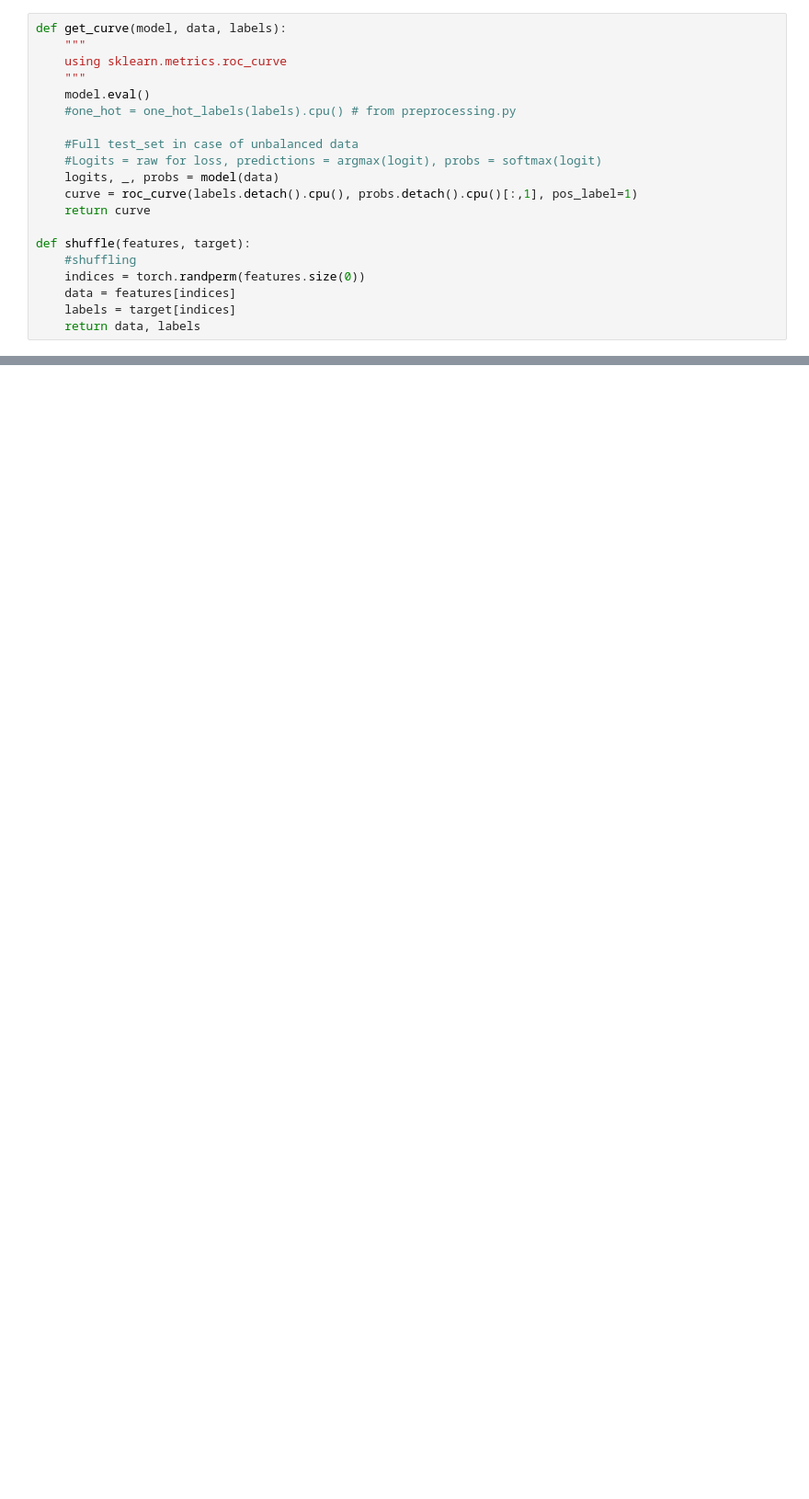
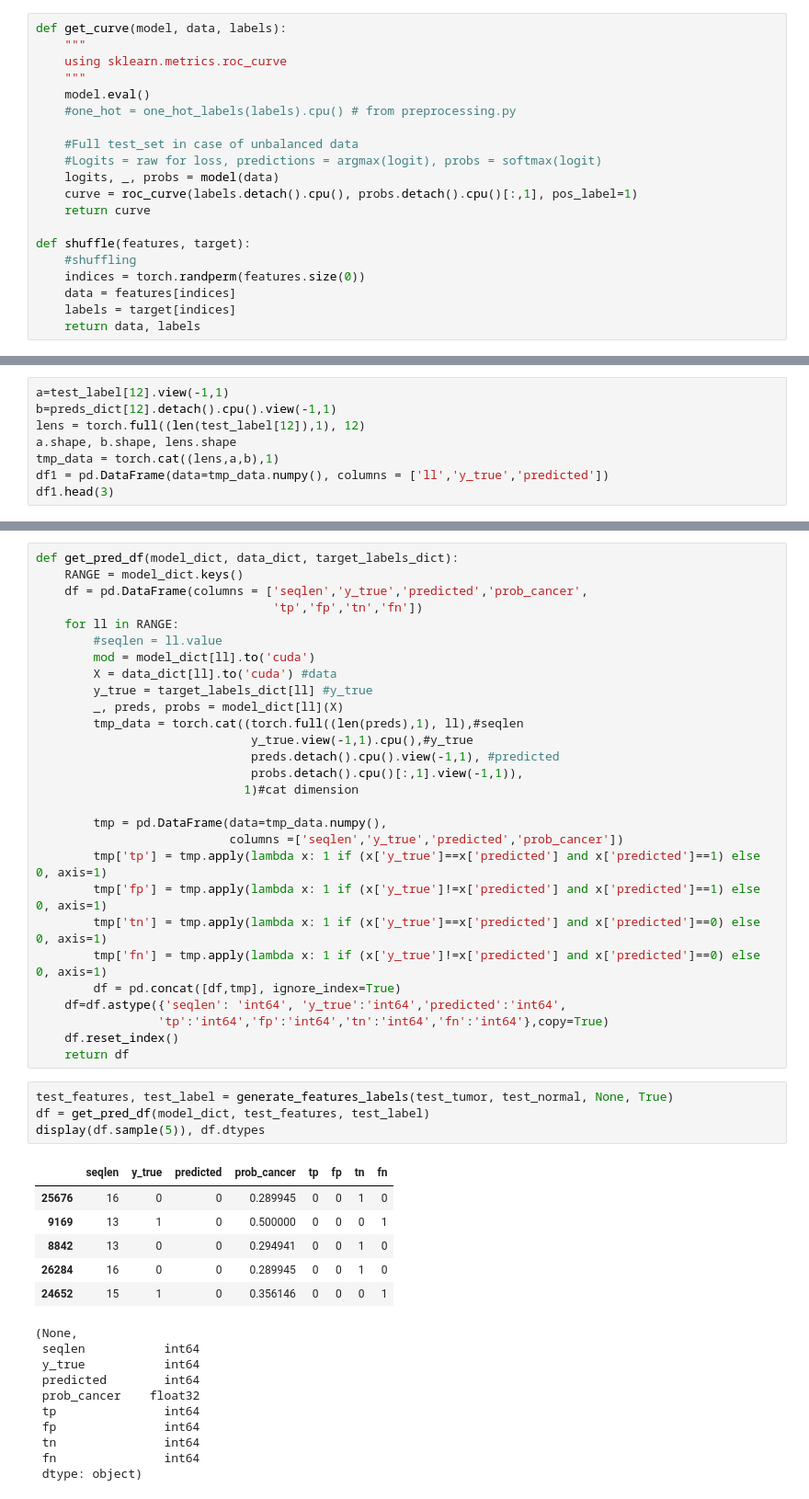
Before and after one commit to richieYT-wan/DeepCAT_PyTorch, a Jupyter notebook: notebooks/train_val_test.ipynb, the cells around one changed output, grey strips where cells are left out. Shown at 92% size. Drawn from its saved outputs; the diff is of its cells as text; blank space fills up the shorter version.

```diff
--- a/notebooks/train_val_test.ipynb
+++ b/notebooks/train_val_test.ipynb
@@ -344,0 +391,8 @@ plt.savefig('test_AUC.jpg')
+# %%
+a=test_label[12].view(-1,1)
+b=preds_dict[12].detach().cpu().view(-1,1)
+lens = torch.full((len(test_label[12]),1), 12)
+a.shape, b.shape, lens.shape
+tmp_data = torch.cat((lens,a,b),1)
+df1 = pd.DataFrame(data=tmp_data.numpy(), columns = ['ll','y_true','predicted'])
+df1.head(3)
@@ -344,0 +415,49 @@ plt.savefig('test_AUC.jpg')
+# %%
+def get_pred_df(model_dict, data_dict, target_labels_dict):
+    RANGE = model_dict.keys()
+    df = pd.DataFrame(columns = ['seqlen','y_true','predicted','prob_cancer',
+                                 'tp','fp','tn','fn'])
+    for ll in RANGE:
+        #seqlen = ll.value
+        mod = model_dict[ll].to('cuda')
+        X = data_dict[ll].to('cuda') #data
+        y_true = target_labels_dict[ll] #y_true
+        _, preds, probs = model_dict[ll](X)
+        tmp_data = torch.cat((torch.full((len(preds),1), ll),#seqlen
+                              y_true.view(-1,1).cpu(),#y_true
+                              preds.detach().cpu().view(-1,1), #predicted
+                              probs.detach().cpu()[:,1].view(-1,1)),
+                             1)#cat dimension
+
+        tmp = pd.DataFrame(data=tmp_data.numpy(),
+                           columns =['seqlen','y_true','predicted','prob_cancer'])
+        tmp['tp'] = tmp.apply(lambda x: 1 if (x['y_true']==x['predicted'] and x['predicted']==1) else 0, axis=1)
+        tmp['fp'] = tmp.apply(lambda x: 1 if (x['y_true']!=x['predicted'] and x['predicted']==1) else 0, axis=1)
+        tmp['tn'] = tmp.apply(lambda x: 1 if (x['y_true']==x['predicted'] and x['predicted']==0) else 0, axis=1)
+        tmp['fn'] = tmp.apply(lambda x: 1 if (x['y_true']!=x['predicted'] and x['predicted']==0) else 0, axis=1)
+        df = pd.concat([df,tmp], ignore_index=True)
+    df=df.astype({'seqlen': 'int64', 'y_true':'int64','predicted':'int64',
+                 'tp':'int64','fp':'int64','tn':'int64','fn':'int64'},copy=True)
+    df.reset_index()
+    return df
+# %%
+test_features, test_label = generate_features_labels(test_tumor, test_normal, None, True)
+df = get_pred_df(model_dict, test_features, test_label)
+display(df.sample(5)), df.dtypes
+# %% [output]
+|  | seqlen | y_true | predicted | prob_cancer | tp | fp | tn | fn |
+| 25676 | 16 | 0 | 0 | 0.289945 | 0 | 0 | 1 | 0 |
+| 9169 | 13 | 1 | 0 | 0.500000 | 0 | 0 | 0 | 1 |
+| 8842 | 13 | 0 | 0 | 0.294941 | 0 | 0 | 1 | 0 |
+| 26284 | 16 | 0 | 0 | 0.289945 | 0 | 0 | 1 | 0 |
+| 24652 | 15 | 1 | 0 | 0.356146 | 0 | 0 | 0 | 1 |
+(None,
+ seqlen           int64
+ y_true           int64
+ predicted        int64
+ prob_cancer    float32
+ tp               int64
+ fp               int64
+ tn               int64
+ fn               int64
+ dtype: object)
```
Also changed, not shown: parts of 21 cells of this notebook, 21 other files.
